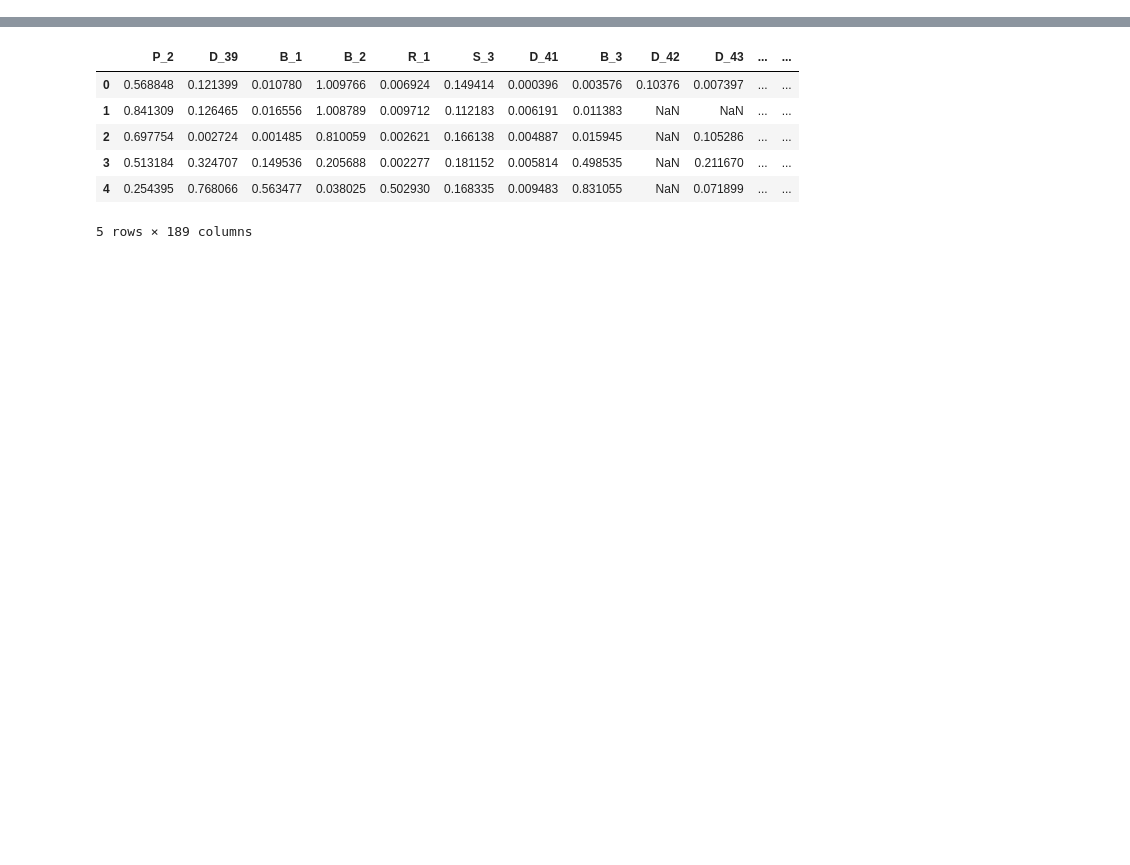
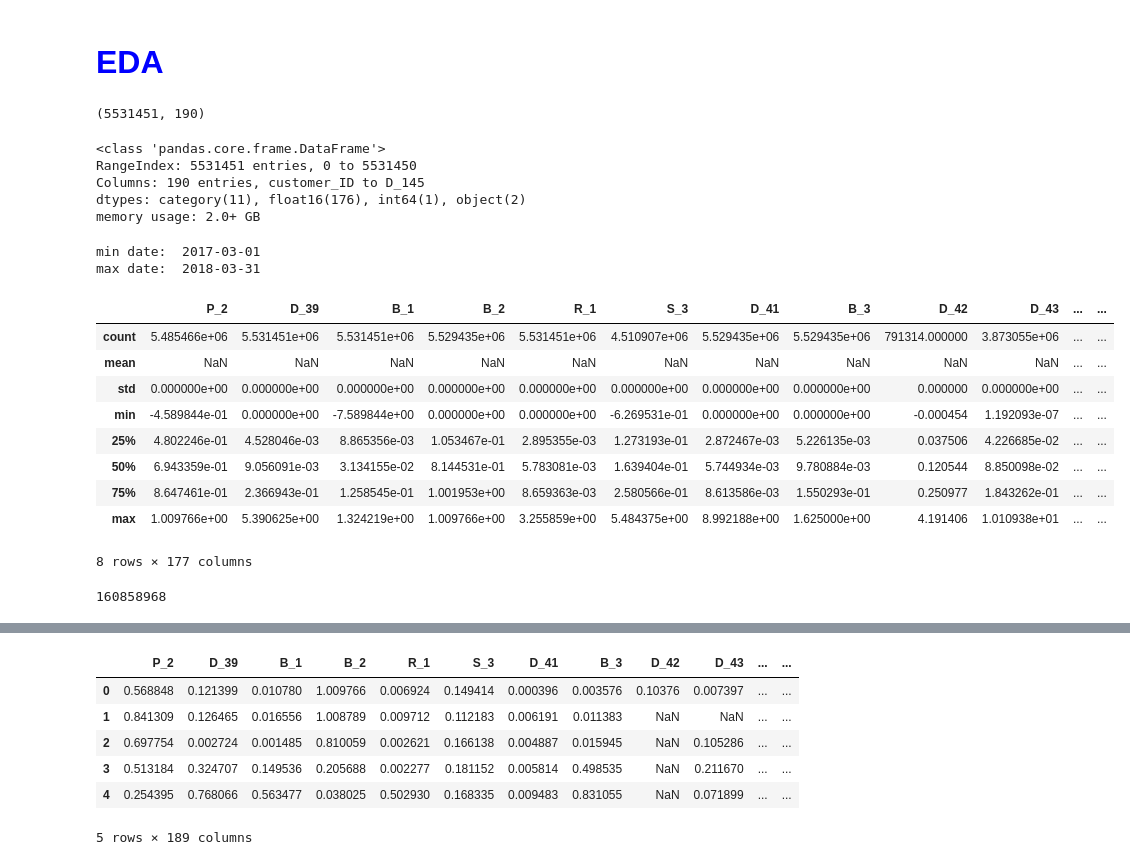
Before and after one commit to Krishalika/180536x-amex-default-prediction, a Jupyter notebook: feature-engineering-and-modelling.ipynb, the cells around one changed output, grey strips where cells are left out. Cells and saved outputs as stored; diff of their text form; code cells hidden in the pictures; blank space fills up the shorter version.

```diff
--- a/feature-engineering-and-modelling.ipynb
+++ b/feature-engineering-and-modelling.ipynb
@@ -35,3 +52,45 @@ train_labels = pd.read_csv('/kaggle/input/amex-default-prediction/train_labels.c
 test_data = pd.read_feather('../input/parquet-files-amexdefault-prediction/test_data.ftr')
 target = train_labels.target.values
 sub = pd.read_csv('/kaggle/input/amex-default-prediction/sample_submission.csv')
+# %% [markdown]
+# **<a id=eda><font size=6 color="blue">EDA </font>**</a>
+# %%
+# Shape of the train data
+train_data.shape
+# %% [output]
+(5531451, 190)
+# %%
+# Display simple information of the variables
+train_data.info()
+# %% [output]
+<class 'pandas.core.frame.DataFrame'>
+RangeIndex: 5531451 entries, 0 to 5531450
+Columns: 190 entries, customer_ID to D_145
+dtypes: category(11), float16(176), int64(1), object(2)
+memory usage: 2.0+ GB
+# %%
+# min and max dates
+print('min date: ', train_data['S_2'].min())
+print('max date: ', train_data['S_2'].max())
+# %% [output]
+min date:  2017-03-01
+max date:  2018-03-31
+# %%
+# Generate a simple statistical summary of the DataFrame for Numerical
+train_data.describe()
+# %% [output]
+|  | P_2 | D_39 | B_1 | B_2 | R_1 | S_3 | D_41 | B_3 | D_42 | D_43 | ... | ... |
+| count | 5.485466e+06 | 5.531451e+06 | 5.531451e+06 | 5.529435e+06 | 5.531451e+06 | 4.510907e+06 | 5.529435e+06 | 5.529435e+06 | 791314.000000 | 3.873055e+06 | ... | ... |
+| mean | NaN | NaN | NaN | NaN | NaN | NaN | NaN | NaN | NaN | NaN | ... | ... |
+| std | 0.000000e+00 | 0.000000e+00 | 0.000000e+00 | 0.000000e+00 | 0.000000e+00 | 0.000000e+00 | 0.000000e+00 | 0.000000e+00 | 0.000000 | 0.000000e+00 | ... | ... |
+| min | -4.589844e-01 | 0.000000e+00 | -7.589844e+00 | 0.000000e+00 | 0.000000e+00 | -6.269531e-01 | 0.000000e+00 | 0.000000e+00 | -0.000454 | 1.192093e-07 | ... | ... |
+| 25% | 4.802246e-01 | 4.528046e-03 | 8.865356e-03 | 1.053467e-01 | 2.895355e-03 | 1.273193e-01 | 2.872467e-03 | 5.226135e-03 | 0.037506 | 4.226685e-02 | ... | ... |
+| 50% | 6.943359e-01 | 9.056091e-03 | 3.134155e-02 | 8.144531e-01 | 5.783081e-03 | 1.639404e-01 | 5.744934e-03 | 9.780884e-03 | 0.120544 | 8.850098e-02 | ... | ... |
+| 75% | 8.647461e-01 | 2.366943e-01 | 1.258545e-01 | 1.001953e+00 | 8.659363e-03 | 2.580566e-01 | 8.613586e-03 | 1.550293e-01 | 0.250977 | 1.843262e-01 | ... | ... |
+| max | 1.009766e+00 | 5.390625e+00 | 1.324219e+00 | 1.009766e+00 | 3.255859e+00 | 5.484375e+00 | 8.992188e+00 | 1.625000e+00 | 4.191406 | 1.010938e+01 | ... | ... |
+8 rows × 177 columns
+# %%
+# Total number of missing values
+train_data.isnull().sum().sum()
+# %% [output]
+160858968
```
Also changed, not shown: parts of 24 cells of this notebook.
